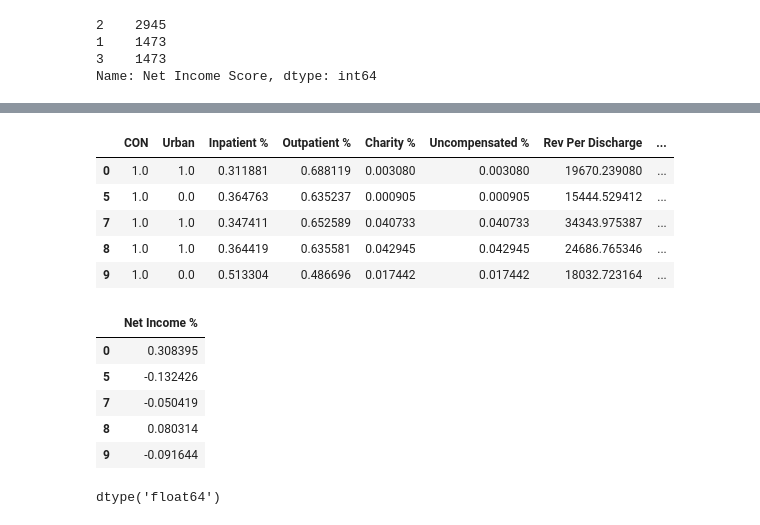
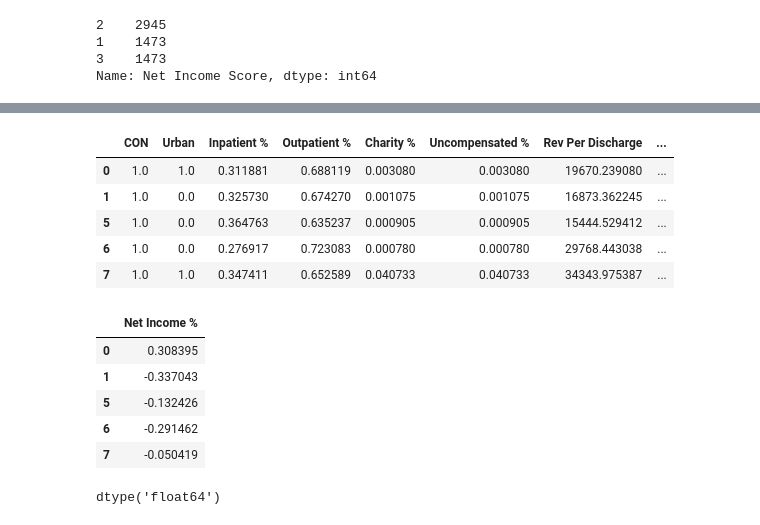
Before and after one commit to rodgerskent/profitableHospital-project, a Jupyter notebook: four.ipynb, the cells around one changed output, grey strips where cells are left out. Drawn from its saved outputs; the diff is of its cells as text; code cells hidden in the pictures.

```diff
--- a/four.ipynb
+++ b/four.ipynb
@@ -224,7 +323,7 @@ mainFile3 = mainFile3.loc[mainFile2['Rev Per Bed'] <= 2000000]
 # %%
 #Remove Rev Per FTE outliers
-mainFile3 = mainFile3.loc[mainFile2['Rev Per FTE'] <= 500000]
+#mainFile3 = mainFile3.loc[mainFile2['Rev Per FTE'] <= 500000]
 # %%
 #Remove Rev Per Discharge outliers
-mainFile3 = mainFile3.loc[mainFile2['Rev Per Discharge'] <= 175000]
+#mainFile3 = mainFile3.loc[mainFile2['Rev Per Discharge'] <= 175000]
 # %%
@@ -241,2 +349,6 @@ Name: Net Income Score, dtype: int64
 # %%
 mainFile4 = mainFile3
+# %%
+#Targeting the dataset on metrics important to Kent
+mainFile4 = mainFile4[['Provider CCN','Hospital Name','Street Address','City','State Code','Zip Code','CON','Urban','Inpatient %','Outpatient %','Charity %','Uncompensated %','Rev Per Discharge','Rev Per Bed','Rev Per Bed Days','Rev Per FTE','Discharges Per Bed','Discharges Per Bed Days','Discharges Per FTE','Net Income %', 'Net Income Score', 'Labor %', 'Overhead %', 'Depreciation %', 'Labor Exp Per FTE', 'Overhead Exp Per Bed']]
+mainFile4.head()
@@ -242,0 +384,2 @@ mainFile4 = mainFile3
+# %%
+mainFile4 = mainFile4.dropna(how='any')
@@ -436,14 +712,15 @@ The line equation is as follows:  y = 0.0x + 0.03
 #Start machine learning ...
 # %%
 # Select features to be used as x values
-features1 = targetFile5[['CON','Urban','Inpatient %','Outpatient %','Charity %','Uncompensated %','Rev Per Discharge','Rev Per Bed','Rev Per Bed Days','Rev Per FTE','Discharges Per Bed','Discharges Per Bed Days','Discharges Per FTE','Labor %','Overhead %', 'Depreciation %']]
+features1 = mainFile4[['CON','Urban','Inpatient %','Outpatient %','Charity %','Uncompensated %','Rev Per Discharge','Rev Per Bed','Rev Per Bed Days','Rev Per FTE','Discharges Per Bed','Discharges Per Bed Days','Discharges Per FTE','Labor %','Overhead %', 'Depreciation %','Labor Exp Per FTE', 'Overhead Exp Per Bed']]
 features1.head()
+#array([17, 18, 16, 13, 15, 10, 14,  8,  7,  2,  9, 11,  5,  3,  1,  6,  4, 12])
 # %% [output]
 |  | CON | Urban | Inpatient % | Outpatient % | Charity % | Uncompensated % | Rev Per Discharge | ... |
 | 0 | 1.0 | 1.0 | 0.311881 | 0.688119 | 0.003080 | 0.003080 | 19670.239080 | ... |
+| 1 | 1.0 | 0.0 | 0.325730 | 0.674270 | 0.001075 | 0.001075 | 16873.362245 | ... |
 | 5 | 1.0 | 0.0 | 0.364763 | 0.635237 | 0.000905 | 0.000905 | 15444.529412 | ... |
+| 6 | 1.0 | 0.0 | 0.276917 | 0.723083 | 0.000780 | 0.000780 | 29768.443038 | ... |
 | 7 | 1.0 | 1.0 | 0.347411 | 0.652589 | 0.040733 | 0.040733 | 34343.975387 | ... |
-| 8 | 1.0 | 1.0 | 0.364419 | 0.635581 | 0.042945 | 0.042945 | 24686.765346 | ... |
-| 9 | 1.0 | 0.0 | 0.513304 | 0.486696 | 0.017442 | 0.017442 | 18032.723164 | ... |
 # %%
 #Output features file as a reference document
@@ -452,13 +729,13 @@ features1.to_csv("featuresCO2017.csv", index=False, header=True)
 # ... Linear Regression Model
 # %%
 # Identify the outcome column/data
-y = targetFile5[['Net Income %']]
+y = mainFile4[['Net Income %']]
 y.head()
 # %% [output]
 |  | Net Income % |
 | 0 | 0.308395 |
+| 1 | -0.337043 |
 | 5 | -0.132426 |
+| 6 | -0.291462 |
 | 7 | -0.050419 |
-| 8 | 0.080314 |
-| 9 | -0.091644 |
 # %%
```
Also changed, not shown: parts of 95 cells of this notebook, 26 other files.
